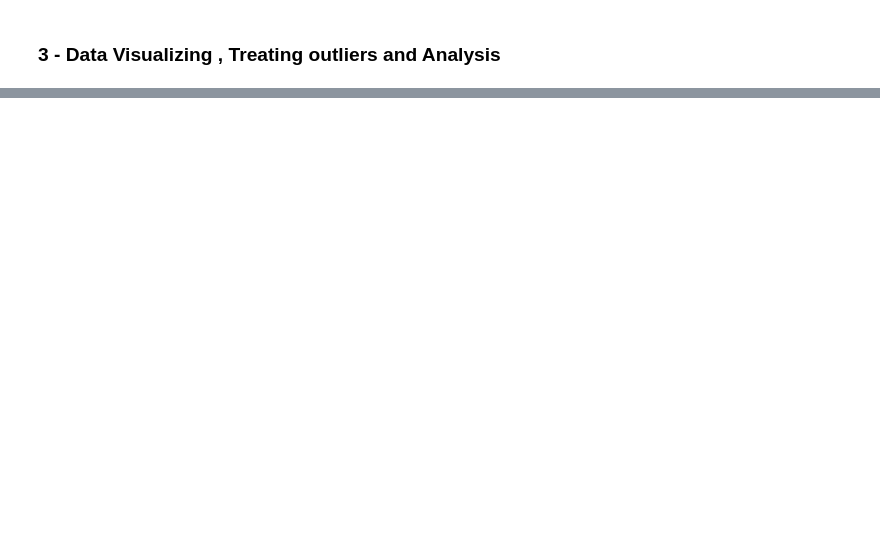
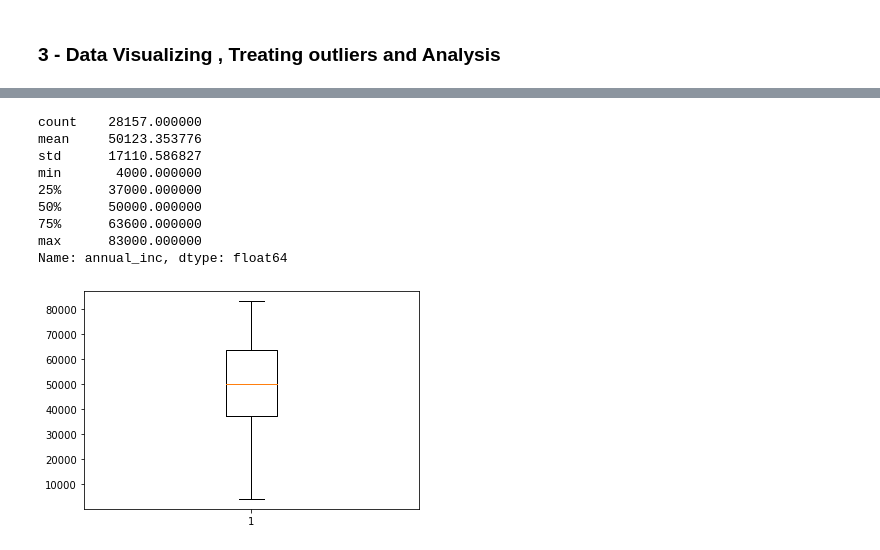
Before and after one commit to KhushiSindhu/Landing-Club-Case-Study, a Jupyter notebook: Santosh.ipynb, the cells around one changed output, grey strips where cells are left out. Drawn from its saved outputs; the diff is of its cells as text; code cells hidden in the pictures; blank space fills up the shorter version.

```diff
--- a/Santosh.ipynb
+++ b/Santosh.ipynb
@@ -190 +678,22 @@ loanData[['loan_status']][loanData.int_rate>23]
+# %%
+#Remove outlier beyond 75 percentile for annual_inc
+loanData['annual_inc'].value_counts()
+Q3 = loanData['annual_inc'].quantile(0.75)
+
+loanData=loanData[loanData['annual_inc'] <= Q3]
+# %%
+#Checking again the distribution of annaul income.
+plt.boxplot(loanData['annual_inc'])
+loanData['annual_inc'].describe()
+# %% [output]
+count    28157.000000
+mean     50123.353776
+std      17110.586827
+min       4000.000000
+25%      37000.000000
+50%      50000.000000
+75%      63600.000000
+max      83000.000000
+Name: annual_inc, dtype: float64
+[figure, added]
 # %%
```
Also changed, not shown: parts of 75 cells of this notebook.
